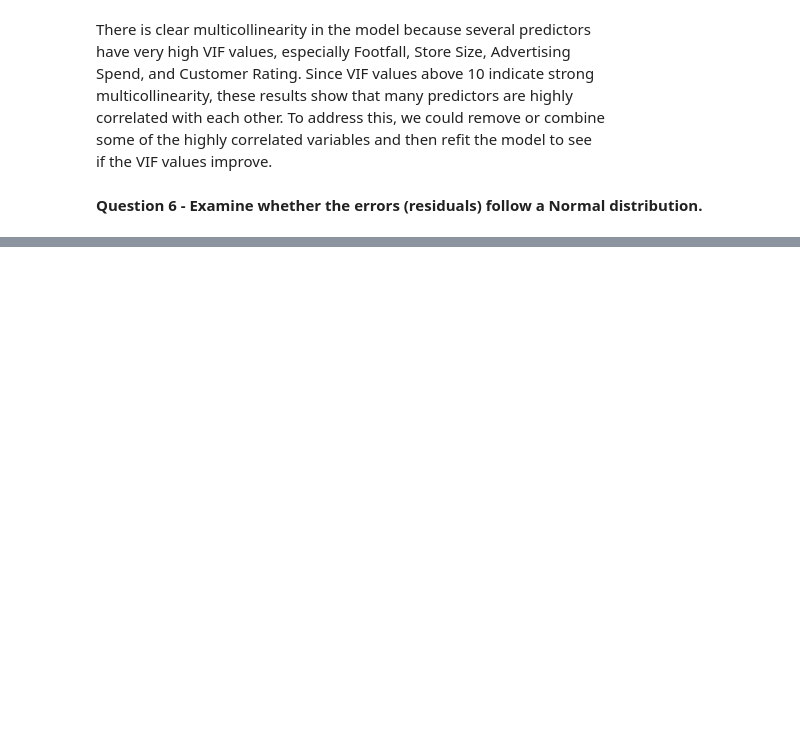
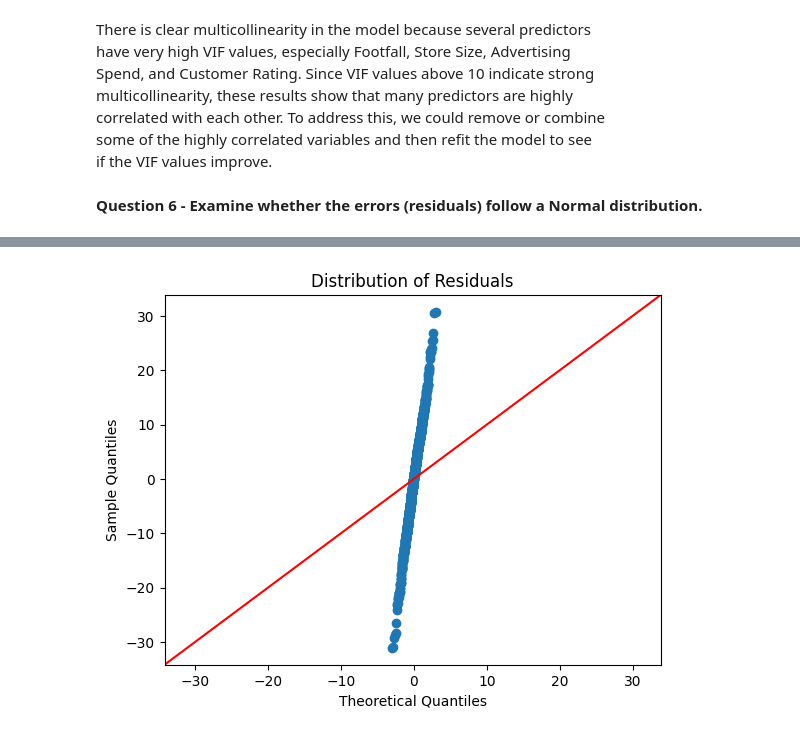
Before and after one commit to MateusVeloso16/Statistic_DSI, a Jupyter notebook: assignment_3/Assignment_3_Mateus_Veloso.ipynb, the cells around one changed output, grey strips where cells are left out. Saved outputs shown, nothing was run; the diff lists cells and outputs as text; code cells hidden in the pictures; blank space fills up the shorter version.

```diff
--- a/assignment_3/Assignment_3_Mateus_Veloso.ipynb
+++ b/assignment_3/Assignment_3_Mateus_Veloso.ipynb
@@ -214,0 +224,6 @@ if the VIF values improve.
+# %%
+sm.qqplot(residuals, line="45")
+plt.title("Distribution of Residuals")
+plt.show()
+# %% [output]
+[figure, added]
```
Also changed, not shown: parts of 4 cells of this notebook.
